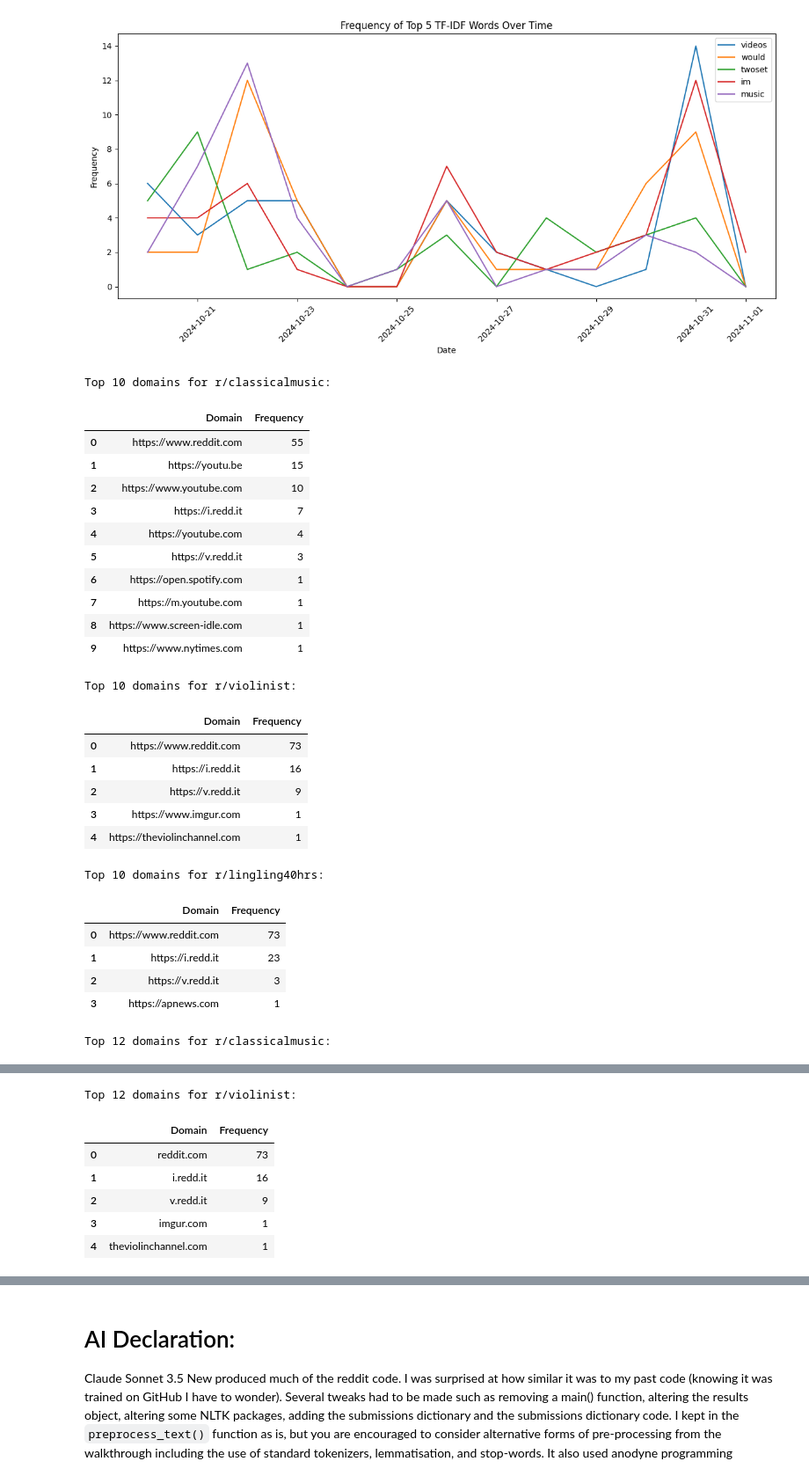
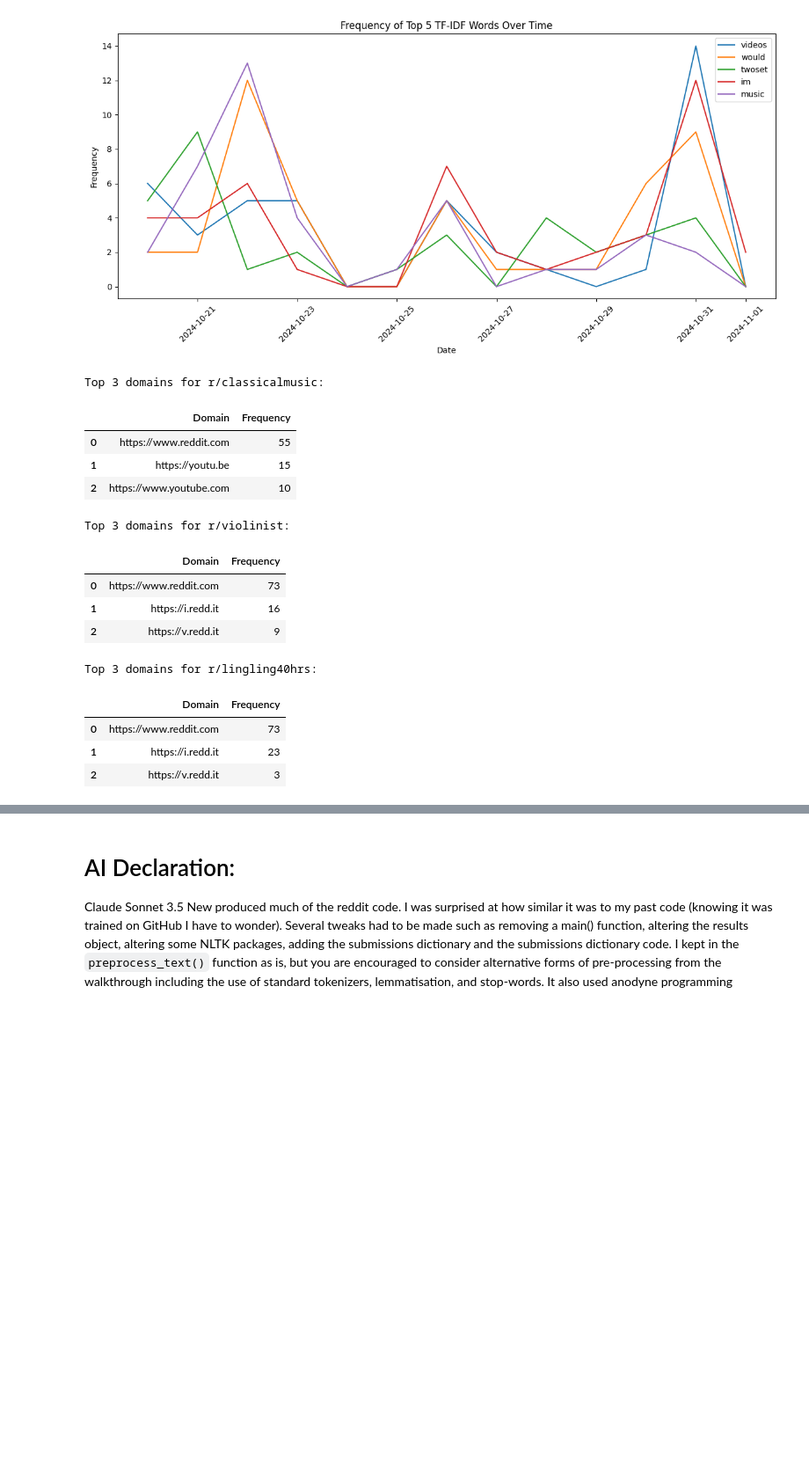
Before and after one commit to Puxu-Li-OII/oii-fsds-textanalysis, a Jupyter notebook: week3day2_lab_text copy.ipynb, the cells around one changed output, grey strips where cells are left out. Shown at 88% size. Drawn from its saved outputs; the diff is of its cells as text; code cells hidden in the pictures; blank space fills up the shorter version.

```diff
--- a/week3day2_lab_text copy.ipynb
+++ b/week3day2_lab_text copy.ipynb
@@ -398,80 +398,69 @@ def get_top_domains(submissions, top_n=10):
         url_df = pd.DataFrame(url_list, columns=['url'])
         url_df['domain'] = url_df['url'].str.extract(r'(https?://[^/]+)')
 
         # Count domain occurrences
         domain_counter = Counter(url_df['domain'])
         common_domains = domain_counter.most_common(top_n)
 
         # Store the results in a DataFrame for this subreddit
         domain_counts[subreddit] = pd.DataFrame(common_domains, columns=['Domain', 'Frequency'])
 
     return domain_counts
 
 # Step 2: Call the function and display the results
-top_n = 10  # Adjust this to control how many top domains you want to see
+top_n = 3  # Adjust this to control how many top domains you want to see
 domain_tables = get_top_domains(submissions, top_n=top_n)
 
 for subreddit, table in domain_tables.items():
     print(f"\nTop {top_n} domains for r/{subreddit}:")
     display(table)
 
-# Helper function to extract top-level domain from a URL
-def extract_domain(url):
-    if pd.isna(url) or not url:
-        return None
-    domain = urlparse(url).netloc
-    # Extract top-level domain (e.g., bbc.com from www.bbc.com)
-    return re.sub(r'www\.', '', domain)
+# # Helper function to extract top-level domain from a URL
+# def extract_domain(url):
+#     if pd.isna(url) or not url:
+#         return None
+#     domain = urlparse(url).netloc
+#     # Extract top-level domain (e.g., bbc.com from www.bbc.com)
+#     return re.sub(r'www\.', '', domain)
 
-# Step 1: Extract URLs and domains from submissions
-def get_top_domains(submissions, top_n=10):
-    domain_counts = {}
-    for subreddit, posts in submissions.items():
-        # Extract domains
-        domains = [extract_domain(post.get('url')) for post in posts if post.get('url')]
-        domains = [domain for domain in domains if domain]  # Filter out None values
+# # Step 1: Extract URLs and domains from submissions
+# def get_top_domains(submissions, top_n=10):
+#     domain_counts = {}
+#     for subreddit, posts in submissions.items():
+#         # Extract domains
+#         domains = [extract_domain(post.get('url')) for post in posts if post.get('url')]
+#         domains = [domain for domain in domains if domain]  # Filter out None values
 
-        # Count domain frequency
-        domain_counter = Counter(domains)
-        common_domains = domain_counter.most_common(top_n)
+#         # Count domain frequency
+#         domain_counter = Counter(domains)
+#         common_domains = domain_counter.most_common(top_n)
 
-        # Store results in a DataFrame
-        domain_counts[subreddit] = pd.DataFrame(common_domains, columns=['Domain', 'Frequency'])
+#         # Store results in a DataFrame
+#         domain_counts[subreddit] = pd.DataFrame(common_domains, columns=['Domain', 'Frequency'])
 
-    return domain_counts
+#     return domain_counts
 
-# Step 2: Get the most common domains for each subreddit
-top_n = 2  # Adjust this to show more or fewer top domains
-domain_tables = get_top_domains(submissions, top_n=top_n)
+# # Step 2: Get the most common domains for each subreddit
+# top_n = 2  # Adjust this to show more or fewer top domains
+# domain_tables = get_top_domains(submissions, top_n=top_n)
 
-# Step 3: Display the tables
-for subreddit, table in domain_tables.items():
-    print(f"\nTop {top_n} domains for r/{subreddit}:")
-    display(table)
+# # Step 3: Display the tables
+# for subreddit, table in domain_tables.items():
+#     print(f"\nTop {top_n} domains for r/{subreddit}:")
+#     display(table)
 # %% [output]
-Top 10 domains for r/classicalmusic:
+Top 3 domains for r/classicalmusic:
 |  | Domain | Frequency |
 | 0 | https://www.reddit.com | 55 |
 | 1 | https://youtu.be | 15 |
 | 2 | https://www.youtube.com | 10 |
-| 3 | https://i.redd.it | 7 |
-| 4 | https://youtube.com | 4 |
-| 5 | https://v.redd.it | 3 |
-| 6 | https://open.spotify.com | 1 |
-| 7 | https://m.youtube.com | 1 |
-| 8 | https://www.screen-idle.com | 1 |
-| 9 | https://www.nytimes.com | 1 |
-Top 10 domains for r/violinist:
+Top 3 domains for r/violinist:
 |  | Domain | Frequency |
 | 0 | https://www.reddit.com | 73 |
 | 1 | https://i.redd.it | 16 |
 | 2 | https://v.redd.it | 9 |
-| 3 | https://www.imgur.com | 1 |
-| 4 | https://theviolinchannel.com | 1 |
-Top 10 domains for r/lingling40hrs:
+Top 3 domains for r/lingling40hrs:
 |  | Domain | Frequency |
 | 0 | https://www.reddit.com | 73 |
 | 1 | https://i.redd.it | 23 |
 | 2 | https://v.redd.it | 3 |
-| 3 | https://apnews.com | 1 |
-Top 12 domains for r/classicalmusic:
@@ -490,7 +466,0 @@ Top 12 domains for r/classicalmusic:
-Top 12 domains for r/violinist:
-|  | Domain | Frequency |
-| 0 | reddit.com | 73 |
-| 1 | i.redd.it | 16 |
-| 2 | v.redd.it | 9 |
-| 3 | imgur.com | 1 |
-| 4 | theviolinchannel.com | 1 |
```
Also changed, not shown: parts of 2 cells of this notebook, 1 other file.
